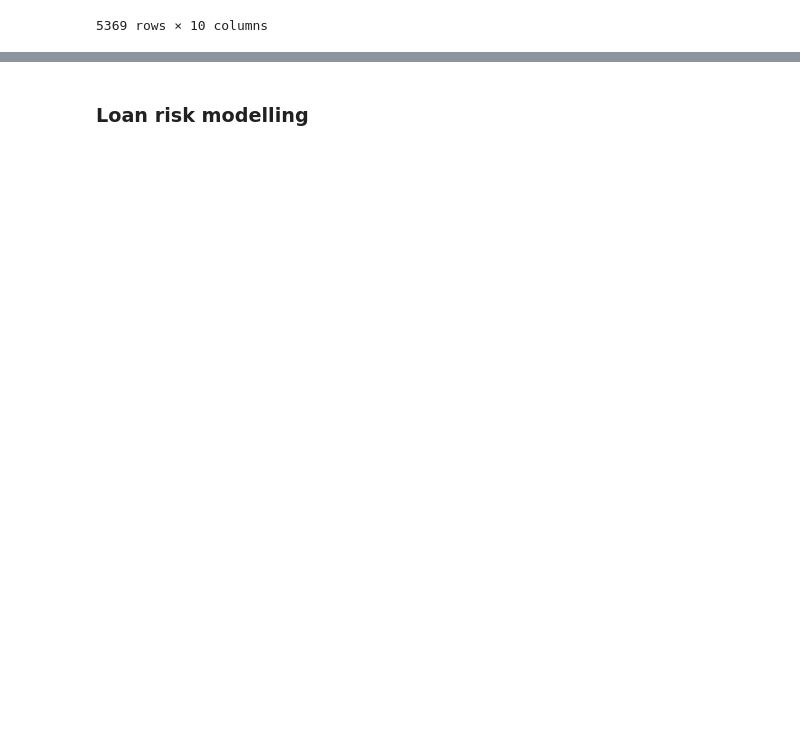
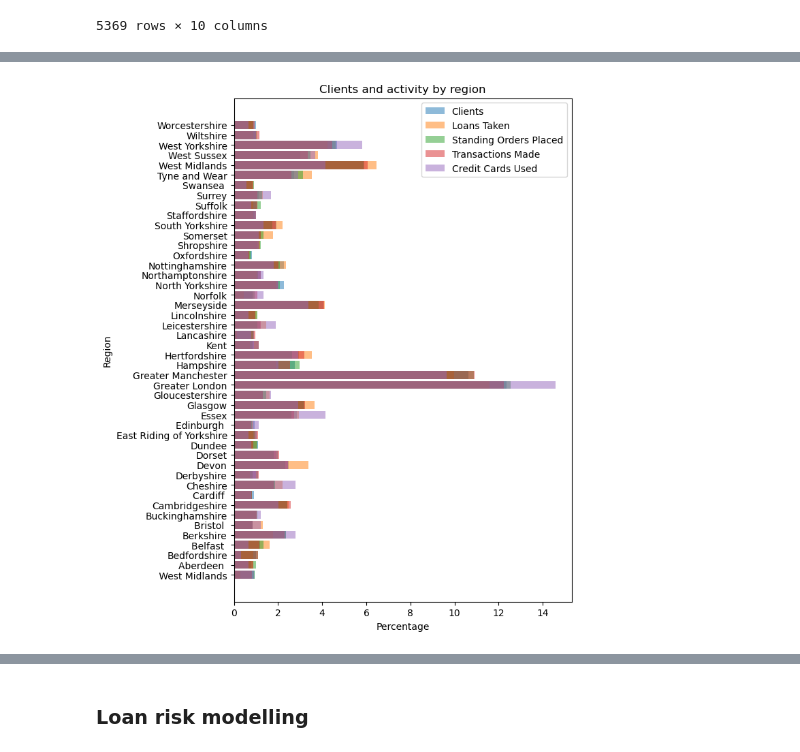
Before and after one commit to irismessage/data-essay, a Jupyter notebook: DATA Assessment 2023-24.ipynb, the cells around one changed output, grey strips where cells are left out. Saved outputs shown, nothing was run; the diff lists cells and outputs as text; code cells hidden in the pictures; blank space fills up the shorter version.

```diff
--- a/DATA Assessment 2023-24.ipynb
+++ b/DATA Assessment 2023-24.ipynb
@@ -574,0 +596,17 @@ plt.show()
+# %%
+con = sqlite3.connect(sqlf)
+region_pops = pd.read_sql_query(
+    "SELECT region, inhabitants AS population FROM City GROUP BY region;",
+    con
+)
+con.close()
+
+region_grouping = dfr.groupby("region")
+
+region_pops = region_pops.merge(region_grouping["clientID"].count(), left_on="region", right_index=True)
+region_pops.rename(columns={"clientID": "clientCount"}, inplace=True)
+
+for col in column_names.keys():
+    region_pops = region_pops.merge(region_grouping[col].sum(), left_on="region", right_index=True)
+
+region_pops
@@ -574,0 +631,22 @@ plt.show()
+# %%
+fig, ax = plt.subplots()
+fig.set_figheight(fig.get_figheight() * 2)
+
+column_names_wregion = dict(clientCount="Clients", **column_names)
+
+region_bins = region_pops["region"]
+y_pos = np.arange(len(region_bins))
+
+for col, col_name in column_names_wregion.items():
+    region_bin_values = region_pops[col] / region_pops[col].sum() * 100
+    ax.barh(y_pos, region_bin_values, label=col_name, **alpha)
+
+ax.set_title("Clients and activity by region")
+ax.set_xlabel("Percentage")
+ax.set_ylabel("Region")
+ax.set_yticks(y_pos, labels=region_bins)
+ax.legend()
+
+plt.show()
+# %% [output]
+[figure, added]
```
Also changed, not shown: parts of 6 cells of this notebook.
